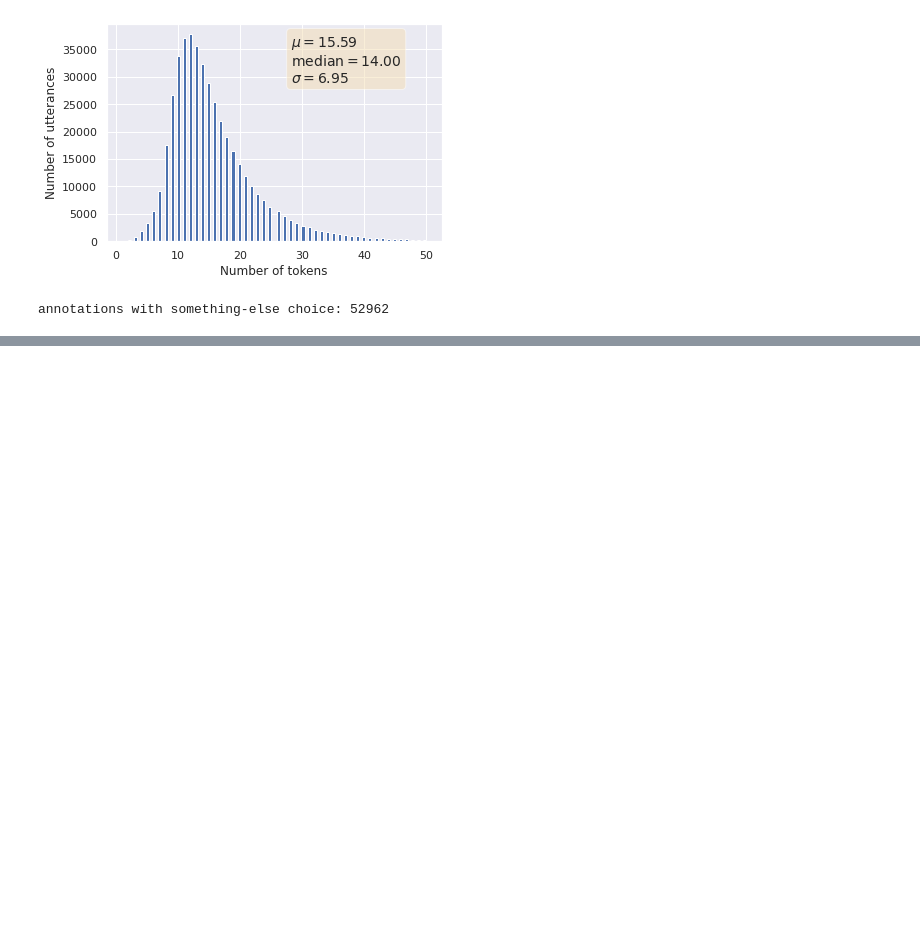
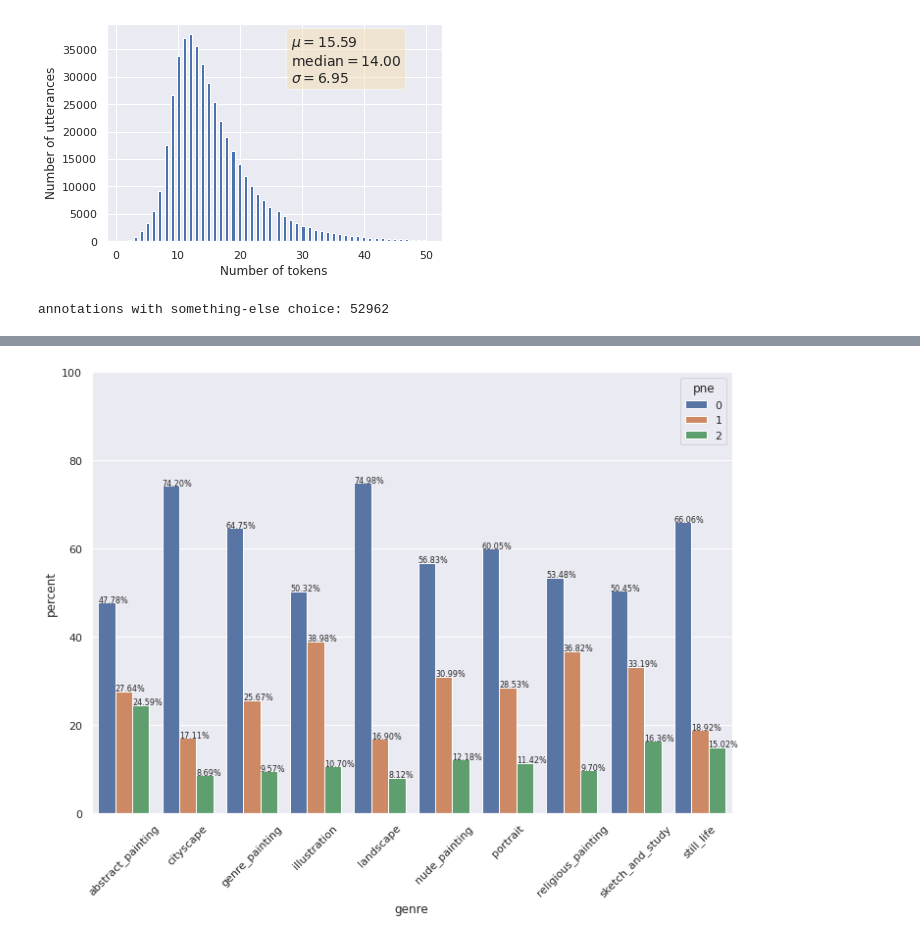
Before and after one commit to optas/artemis, a Jupyter notebook: artemis/notebooks/analysis/analyzing_artemis.ipynb, the cells around one changed output, grey strips where cells are left out. Saved outputs shown, nothing was run; the diff lists cells and outputs as text; code cells hidden in the pictures; blank space fills up the shorter version.

```diff
--- a/artemis/notebooks/analysis/analyzing_artemis.ipynb
+++ b/artemis/notebooks/analysis/analyzing_artemis.ipynb
@@ -359,0 +431,6 @@ Name: tokens, dtype: int64
+# %%
+## see the normalized statistics of the above plot.
+x, y = 'genre', 'pne'
+df1 = df_with_genre.groupby(x)[y].value_counts(normalize=True)
+df1 = df1.mul(100)
+df1
@@ -359,0 +455,17 @@ Name: tokens, dtype: int64
+# %%
+## plot them.
+fig, ax = plt.subplots()
+fig.set_size_inches(11.7, 8.27) # the size of A4 paper
+# df1 = df1.rename('percent').reset_index()
+g = sns.barplot(x=x, y='percent', hue=y, data=df1, ax=ax)
+for item in g.get_xticklabels():
+    item.set_rotation(45)
+
+ax.set_ylim(0,100)
+for p in ax.patches:
+    txt = '{:.2f}%'.format(p.get_height())
+    txt_x = p.get_x()
+    txt_y = p.get_height() + 0.02
+    ax.text(txt_x, txt_y, txt, fontsize=8)
+# %% [output]
+[figure, added]
```
Also changed, not shown: parts of 11 cells of this notebook, 1 other file.
